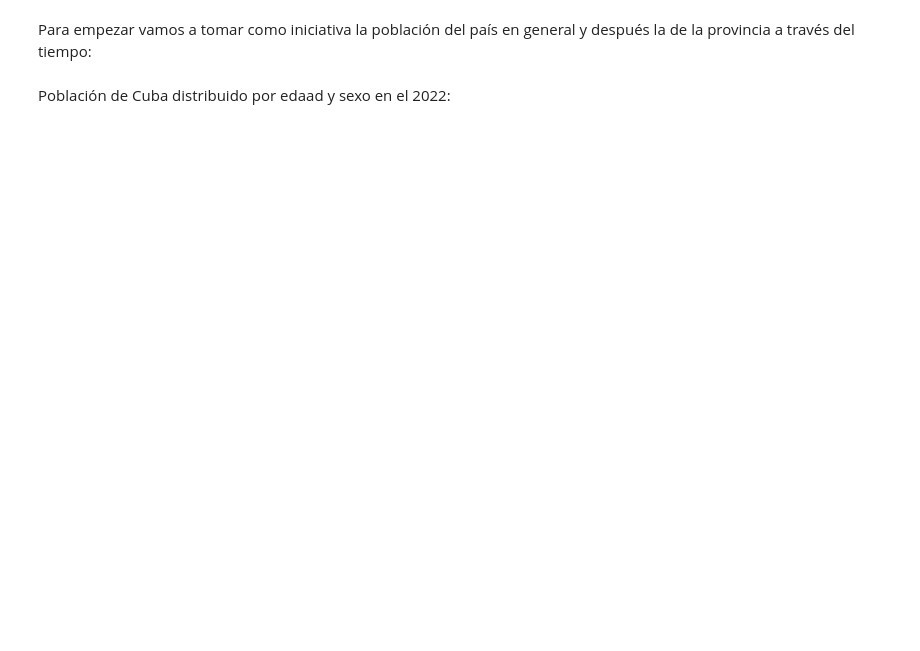
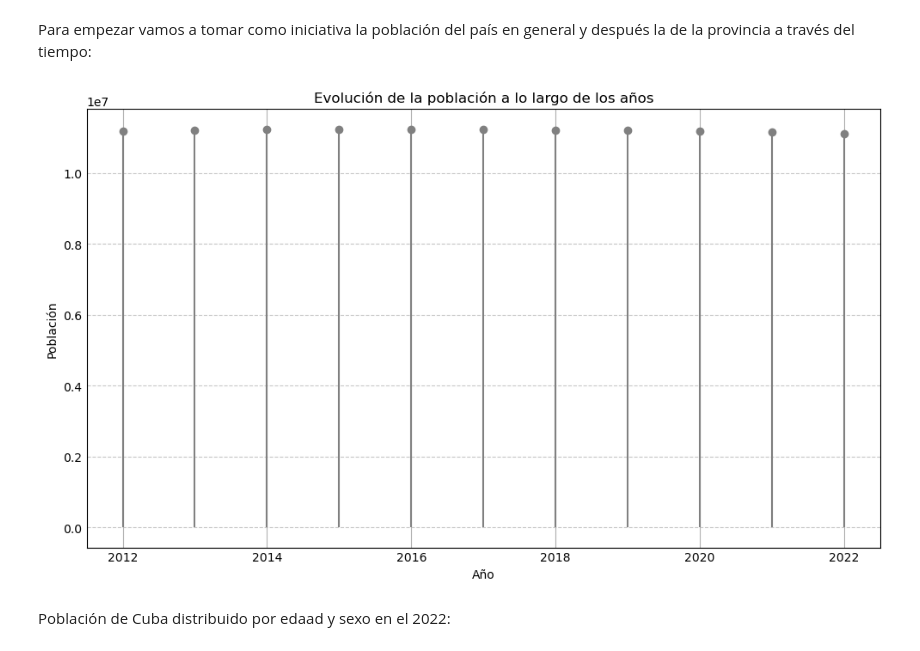
Before and after one commit to PFChangFan/El-problema-de-La-Capital-del-Caribe, a Jupyter notebook: pj.ipynb, the cells around one changed output. Drawn from its saved outputs; the diff is of its cells as text; code cells hidden in the pictures; blank space fills up the shorter version.

```diff
--- a/pj.ipynb
+++ b/pj.ipynb
@@ -20,2 +8,22 @@ plt.show()
+# %%
+import matplotlib.pyplot as plt
+
+años = [2012, 2013, 2014, 2015, 2016, 2017, 2018, 2019, 2020, 2021, 2022]
+poblacion = [
+    11174287, 11191608, 11224190, 11238661, 11239114,
+    11230142, 11215344, 11201549, 11187533, 11147405, 11101363
+]
+
+plt.figure(figsize=(10, 6))
+plt.stem(años, poblacion, markerfmt='o', basefmt=" ", linefmt='gray')
+plt.xlabel('Año')
+plt.ylabel('Población')
+plt.title('Evolución de la población a lo largo de los años')
+plt.grid(axis='y', linestyle='--', alpha=0.7)
+
+plt.tight_layout()
+plt.show()
+# %% [output]
+[figure, added]
 # %% [markdown]
 Población de Cuba distribuido por edaad y sexo en el 2022:
```
Also changed, not shown: parts of 24 cells of this notebook.
